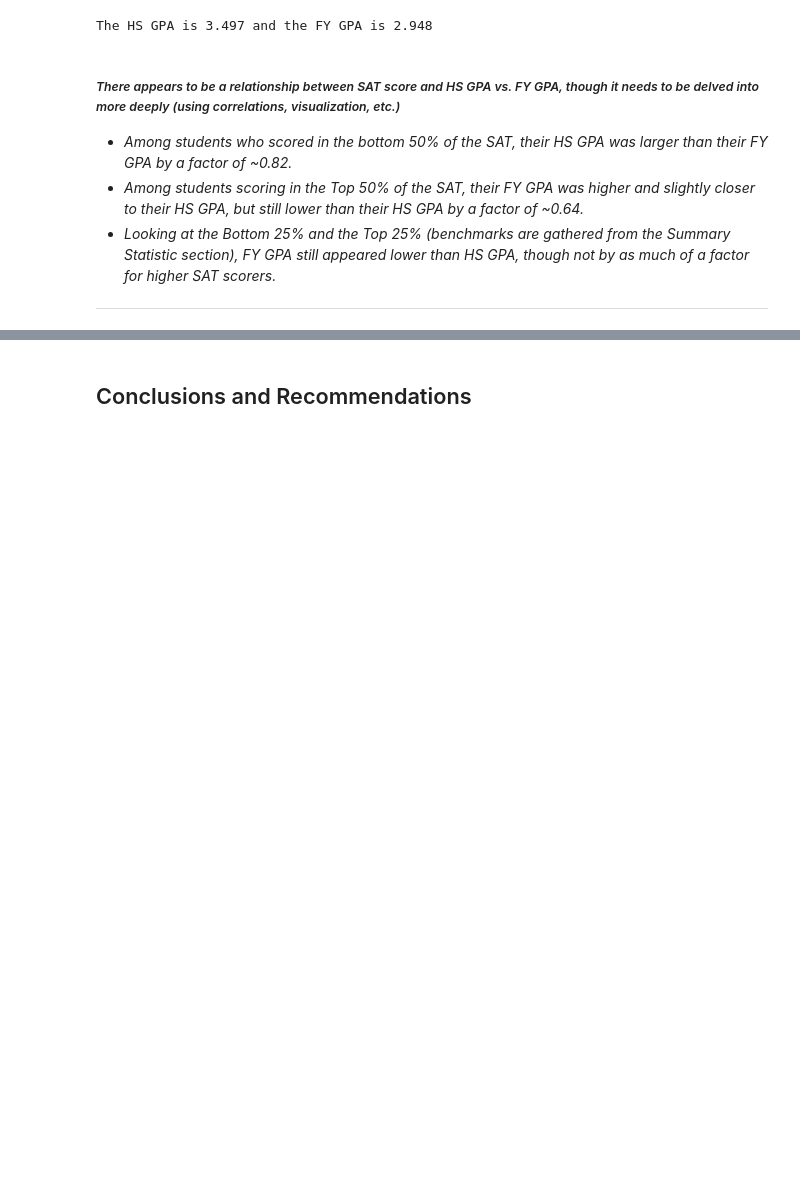
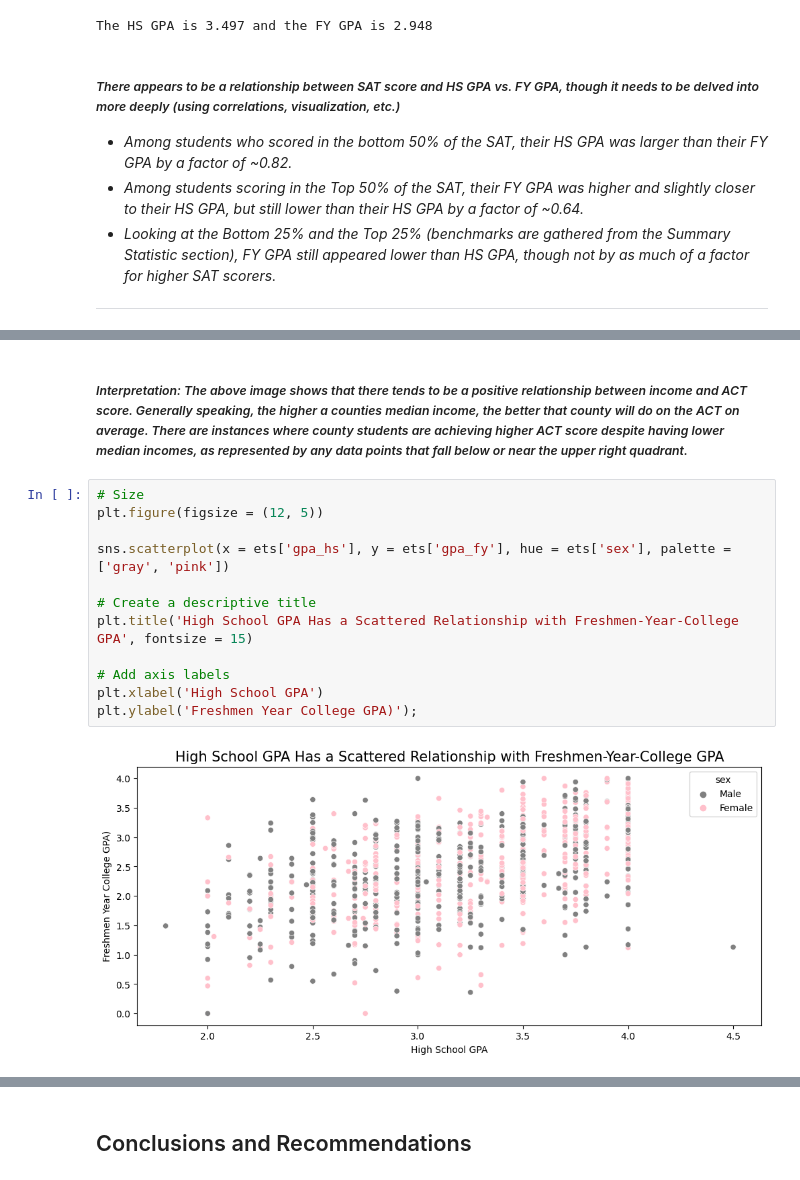
Before and after one commit to farahmalik11/project-1, a Jupyter notebook: code/starter-code.ipynb, the cells around one changed output, grey strips where cells are left out. Saved outputs shown, nothing was run; the diff lists cells and outputs as text; blank space fills up the shorter version.

```diff
--- a/code/starter-code.ipynb
+++ b/code/starter-code.ipynb
@@ -1825,0 +1849,16 @@ Here are some prompts to get you started with visualizations. Feel free to add a
+# %% [markdown]
+##### _Interpretation: The above image shows that there tends to be a positive relationship between income and ACT score. Generally speaking, the higher a counties median income, the better that county will do on the ACT on average. There are instances where county students are achieving higher ACT score despite having lower median incomes, as represented by any data points that fall below or near the upper right quadrant._
+# %%
+# Size
+plt.figure(figsize = (12, 5))
+
+sns.scatterplot(x = ets['gpa_hs'], y = ets['gpa_fy'], hue = ets['sex'], palette = ['gray', 'pink'])
+
+# Create a descriptive title
+plt.title('High School GPA Has a Scattered Relationship with Freshmen-Year-College GPA', fontsize = 15)
+
+# Add axis labels
+plt.xlabel('High School GPA')
+plt.ylabel('Freshmen Year College GPA)');
+# %% [output]
+[figure, added]
```
Also changed, not shown: parts of 13 cells of this notebook.
